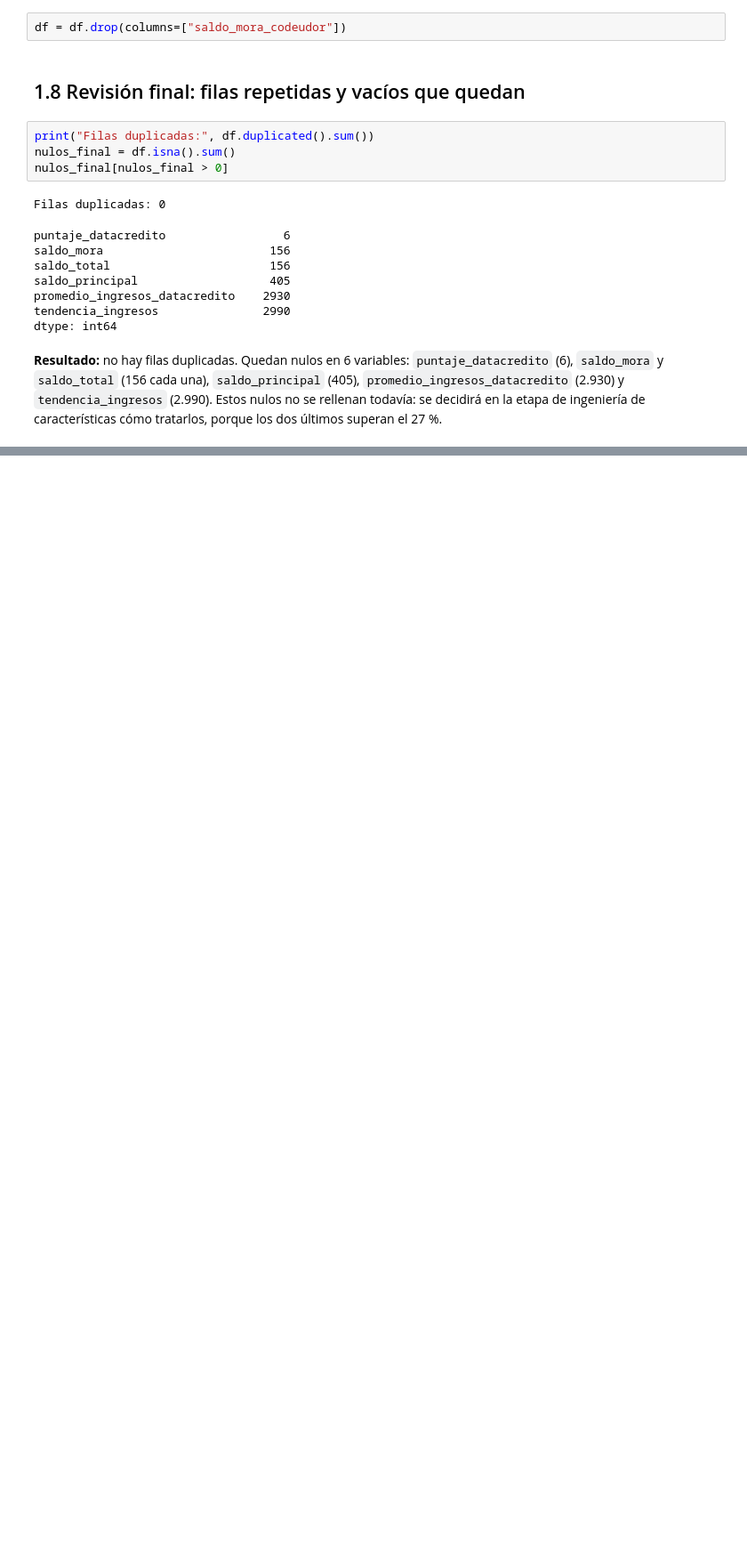
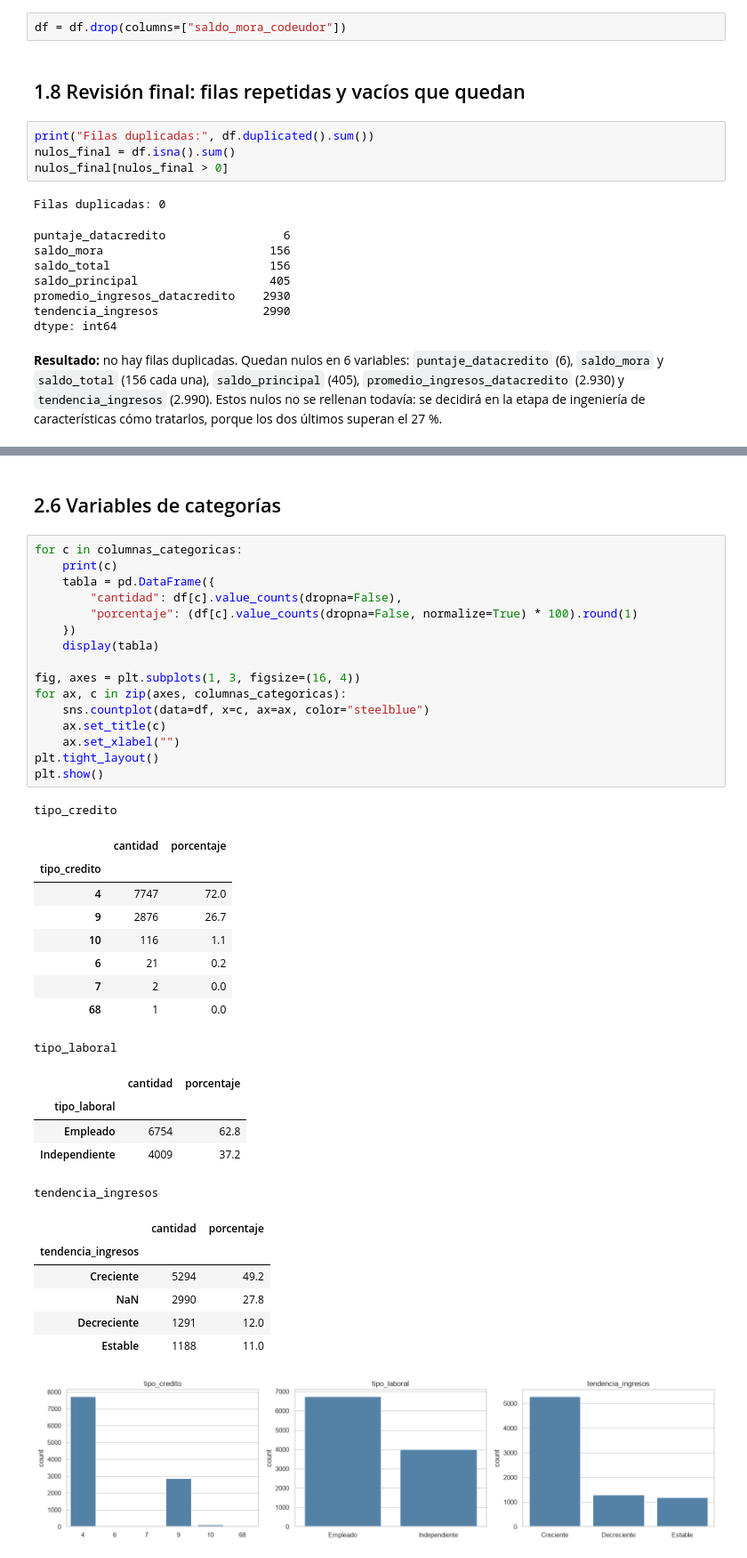
Before and after one commit to jullsm038/Trabajo-final-ML, a Jupyter notebook: mlops_pipeline/comprension_eda.ipynb, the cells around one changed output, grey strips where cells are left out. Shown at 89% size. Cells and saved outputs as stored; diff of their text form; blank space fills up the shorter version.

```diff
--- a/mlops_pipeline/comprension_eda.ipynb
+++ b/mlops_pipeline/comprension_eda.ipynb
@@ -194,0 +359,41 @@ dtype: int64
+# %% [markdown]
+## 2.6 Variables de categorías
+# %%
+for c in columnas_categoricas:
+    print(c)
+    tabla = pd.DataFrame({
+        "cantidad": df[c].value_counts(dropna=False),
+        "porcentaje": (df[c].value_counts(dropna=False, normalize=True) * 100).round(1)
+    })
+    display(tabla)
+
+fig, axes = plt.subplots(1, 3, figsize=(16, 4))
+for ax, c in zip(axes, columnas_categoricas):
+    sns.countplot(data=df, x=c, ax=ax, color="steelblue")
+    ax.set_title(c)
+    ax.set_xlabel("")
+plt.tight_layout()
+plt.show()
+# %% [output]
+tipo_credito
+|  | cantidad | porcentaje |
+| tipo_credito |  |  |
+| 4 | 7747 | 72.0 |
+| 9 | 2876 | 26.7 |
+| 10 | 116 | 1.1 |
+| 6 | 21 | 0.2 |
+| 7 | 2 | 0.0 |
+| 68 | 1 | 0.0 |
+tipo_laboral
+|  | cantidad | porcentaje |
+| tipo_laboral |  |  |
+| Empleado | 6754 | 62.8 |
+| Independiente | 4009 | 37.2 |
+tendencia_ingresos
+|  | cantidad | porcentaje |
+| tendencia_ingresos |  |  |
+| Creciente | 5294 | 49.2 |
+| NaN | 2990 | 27.8 |
+| Decreciente | 1291 | 12.0 |
+| Estable | 1188 | 11.0 |
+[figure, added]
```
Also changed, not shown: parts of 21 cells of this notebook.
